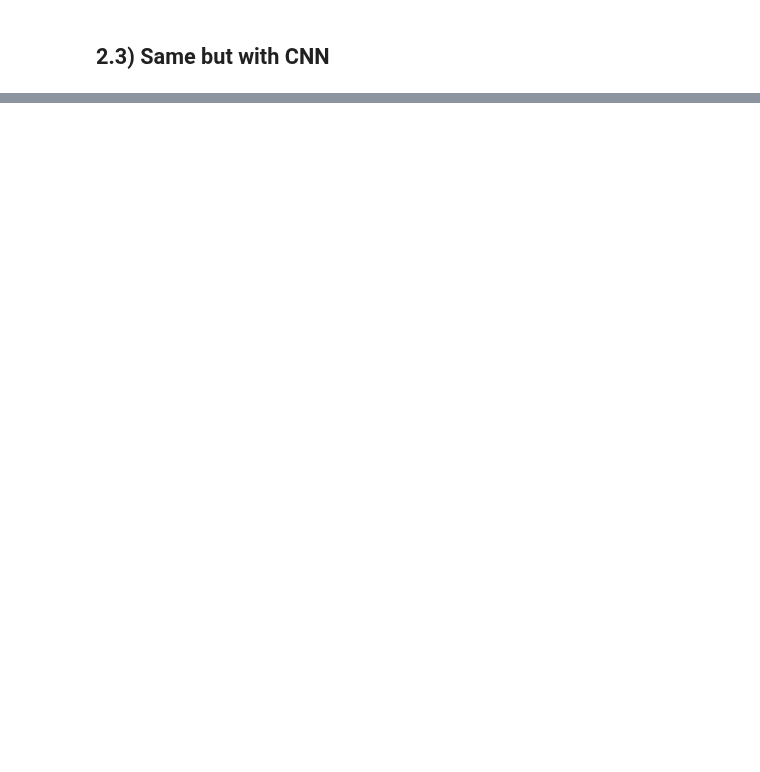
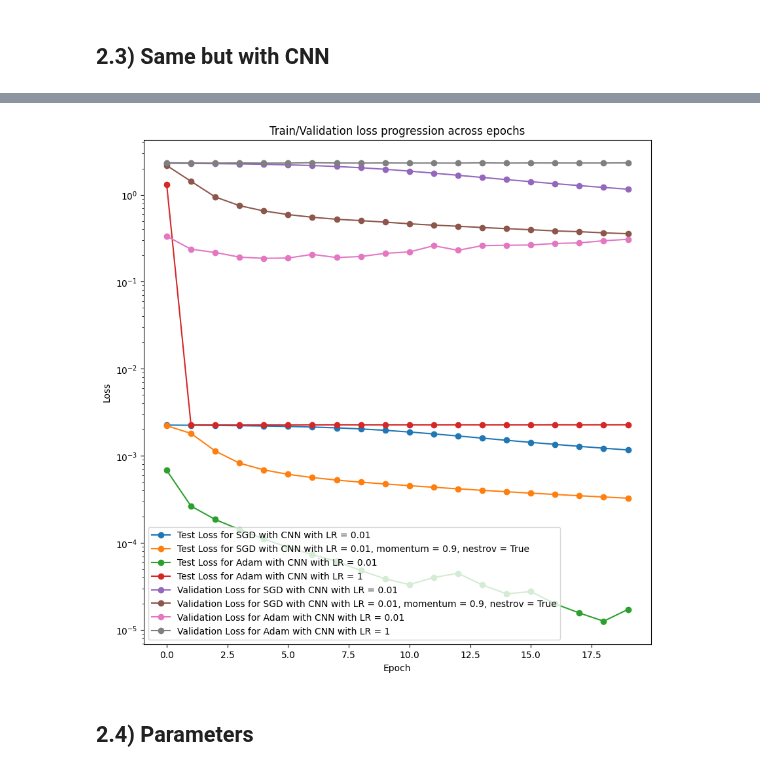
Before and after one commit to fpalmisa/FundamentalLearningEPFL, a Jupyter notebook: Homework 3/Homework3.ipynb, the cells around one changed output, grey strips where cells are left out. Drawn from its saved outputs; the diff is of its cells as text; code cells hidden in the pictures; blank space fills up the shorter version.

```diff
--- a/Homework 3/Homework3.ipynb
+++ b/Homework 3/Homework3.ipynb
@@ -478,0 +784,20 @@ plt.show()
+# %%
+plt.figure(figsize=(10, 10))
+plt.plot(train_lossesSGD_001, label = "Test Loss for SGD with CNN with LR = 0.01", marker = 'o')
+plt.plot(train_lossesSGD_001_momentum, label = "Test Loss for SGD with CNN with LR = 0.01, momentum = 0.9, nestrov = True", marker = 'o')
+plt.plot(train_lossesAdam_001, label = "Test Loss for Adam with CNN with LR = 0.01", marker = 'o')
+plt.plot(train_lossesAdam_1,  label = "Test Loss for Adam with CNN with LR = 1", marker = 'o')
+plt.xlabel('Epoch')
+plt.ylabel("Loss")
+plt.yscale("log")
+plt.title("Train/Validation loss progression across epochs")
+plt.plot(valid_lossesSGD_001, label = "Validation Loss for SGD with CNN with LR = 0.01", marker = 'o')
+plt.plot(valid_lossesSGD_001_momentum, label = "Validation Loss for SGD with CNN with LR = 0.01, momentum = 0.9, nestrov = True", marker = 'o')
+plt.plot(valid_lossesAdam_001, label = "Validation Loss for Adam with CNN with LR = 0.01", marker = 'o')
+plt.plot(valid_lossesAdam_1,  label = "Validation Loss for Adam with CNN with LR = 1", marker = 'o')
+plt.legend()
+plt.show()
+# %% [output]
+[figure, added]
+# %% [markdown]
+## 2.4) Parameters
```
Also changed, not shown: parts of 11 cells of this notebook.
